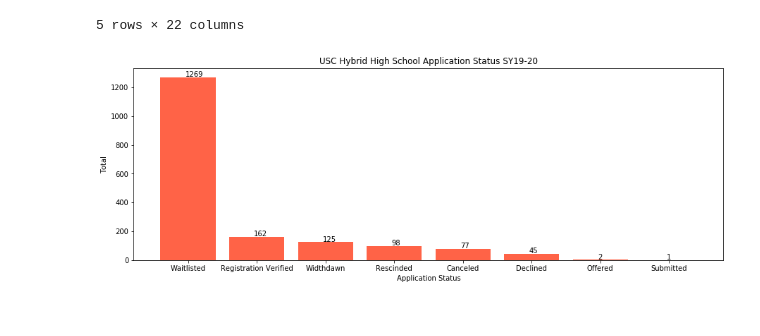
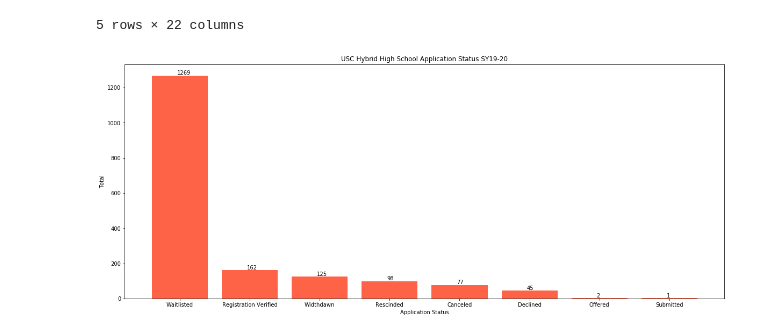
Before and after one commit to nvnehemias/Chart_School_Analysis, a Jupyter notebook: Clean_SchoolMint.ipynb, the cells around one changed output. Saved outputs shown, nothing was run; the diff lists cells and outputs as text; code cells hidden in the pictures.

Commit message:
New changes, keep working on status

```diff
--- a/Clean_SchoolMint.ipynb
+++ b/Clean_SchoolMint.ipynb
@@ -491,7 +491,7 @@ fig.savefig("test.png")
 # %%
 df_east_only["Seperated Status"] = df_east_only["Status"].apply(seperate_status)
 status_grouped = df_east_only.groupby("Seperated Status").count()[["School Applied To"]].reset_index()
-status_grouped.sort_values(by = "School Applied To", ascending = False,inplace = True)
+status_grouped.sort_values(by = "Seperated Status", ascending = False,inplace = True)
 # %% [output]
 A value is trying to be set on a copy of a slice from a DataFrame.
 Try using .loc[row_indexer,col_indexer] = value instead
@@ -524,7 +524,7 @@ plt.show()
 # %%
 df_esperanza_only["Seperated Status"] = df_esperanza_only["Status"].apply(seperate_status)
 status_grouped = df_esperanza_only.groupby("Seperated Status").count()[["School Applied To"]].reset_index()
-status_grouped.sort_values(by = "School Applied To", ascending = False,inplace = True)
+status_grouped.sort_values(by = "Seperated Status", ascending = False,inplace = True)
 # %% [output]
 A value is trying to be set on a copy of a slice from a DataFrame.
 Try using .loc[row_indexer,col_indexer] = value instead
@@ -557,7 +557,7 @@ plt.show()
 # %%
 df_brio_only["Seperated Status"] = df_brio_only["Status"].apply(seperate_status)
 status_grouped = df_brio_only.groupby("Seperated Status").count()[["School Applied To"]].reset_index()
-status_grouped.sort_values(by = "School Applied To", ascending = False,inplace = True)
+status_grouped.sort_values(by = "Seperated Status", ascending = False,inplace = True)
 # %% [output]
 A value is trying to be set on a copy of a slice from a DataFrame.
 Try using .loc[row_indexer,col_indexer] = value instead
@@ -590,7 +590,7 @@ plt.show()
 # %%
 df_legacy_only["Seperated Status"] = df_legacy_only["Status"].apply(seperate_status)
 status_grouped = df_legacy_only.groupby("Seperated Status").count()[["School Applied To"]].reset_index()
-status_grouped.sort_values(by = "School Applied To", ascending = False,inplace = True)
+status_grouped.sort_values(by = "Seperated Status", ascending = False,inplace = True)
 # %% [output]
 A value is trying to be set on a copy of a slice from a DataFrame.
 Try using .loc[row_indexer,col_indexer] = value instead
@@ -824,17 +930,17 @@ y_hybrid = hybrid_grouped["School Applied To"]
 # %%
 x_hybrid = [str(j) for j in x_hybrid]
 
 x_pos = [i for i,_ in enumerate(x_hybrid)]
 
-plt.figure(figsize = (15,5))
+plt.figure(figsize = (20,8))
 plt.bar(x_hybrid,y_hybrid,color = "tomato")
 plt.xlabel("Application Status")
 plt.ylabel("Total")
 plt.title("USC Hybrid High School Application Status SY19-20")
 
 for i,v in enumerate(y_hybrid):
-    plt.text(x_pos[i]-0.04,v+4,str(v))
+    plt.text(x_pos[i]-0.04,v+5,str(v))
 
 plt.show()
 # %% [output]
-[figure, old version]
+[figure, new version]
```
Also changed, not shown: parts of 21 cells of this notebook, 1 other file.
